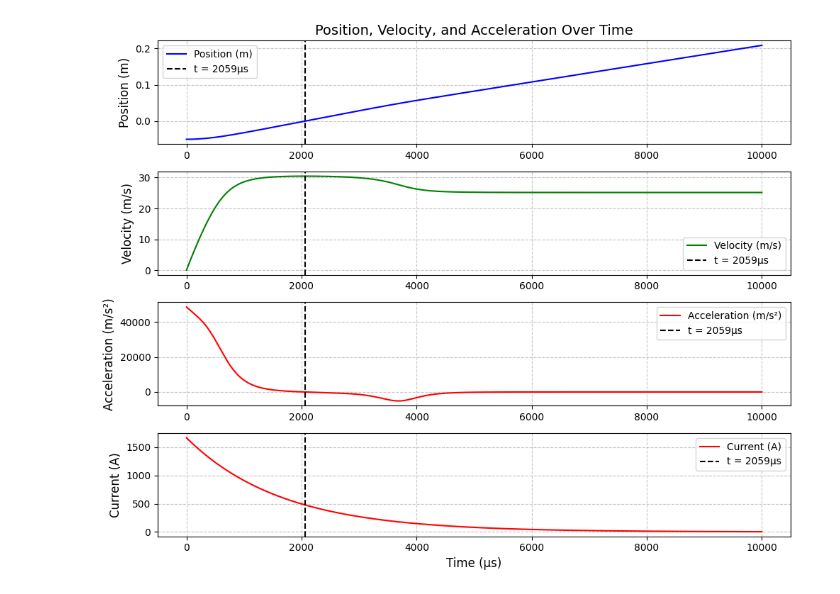
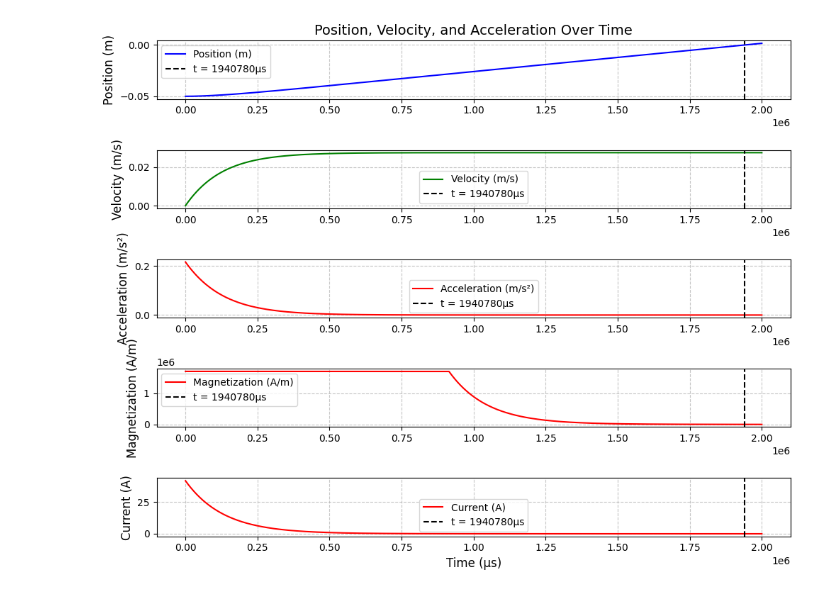
Before and after one commit to veryuniqueusername/gymnasie-arbete, a Jupyter notebook: python/plot.ipynb, the cells around one changed output. Drawn from its saved outputs; the diff is of its cells as text; code cells hidden in the pictures.

Commit message:
support for ferromagnetic projectile

```diff
--- a/python/plot.ipynb
+++ b/python/plot.ipynb
@@ -1,21 +1,26 @@
 # %%
 import math
+
+FERROMAGNET: bool = True # Ferromagnet or permanent magnet
 
 mu_0: float = 0.0000012566
 N: float = 500
 l: float = 0.1
-U_0: float = 25
+U_0: float = 50
 C: float = 0.11
-R: float = 0.015
+R: float = 1.2
 M: float = 1000000
-V: float = 0.000007
+radius: float = 0.006 # Projectile radius if sphere
+V: float = 4*math.pi*radius*radius*radius/3
 m: float = M * V
-mass: float = 0.05
+mass: float = 0.008
 
-air_density: float = 0.001293
+air_density: float = 1.293
 drag_coeff: float = 0.47
-radius: float = 0.007 # Projectile radius
 A: float = radius * radius * math.pi
+
+chi_v: float = 200000 # Volume magnetic susceptibility of iron (dimensionless)
+M_max: float = 1700000 # Saturation magnetization of iron
 
 z: float = -l/2
 v: float = 0
@@ -27,8 +32,9 @@ positions: list[float] = []
 velocities: list[float] = []
 accelerations: list[float] = []
 currents: list[float] = []
+magnetizations: list[float] = []
 
-while t < 0.01:
+while t < 2:
     U: float = U_0 * math.exp(-t / (R*C))
     I: float = U / R
     zpos: float = math.pow(z+l/2, 2)
@@ -44,6 +50,10 @@ while t < 0.01:
         1 / (l * math.pow(R2 + zpos, 1/2)) -
         zpos / (l * math.pow(R2 + zpos, 3/2))
     )
+    H: float = B / mu_0
+    if FERROMAGNET:
+        M = min(chi_v * H, M_max)
+        m = M * V
     F: float = m * B_delta
     a: float = F / mass
     drag: float = air_density * v*v * drag_coeff * A / 2
@@ -55,7 +65,8 @@ while t < 0.01:
     velocities.append(v)
     accelerations.append(a)
     currents.append(I)
+    magnetizations.append(M)
     if z < 0:
         middle_time = math.ceil(t/dt)
-        print(middle_time)
+    #     print(middle_time)
     t += dt
@@ -84,6 +77,7 @@ import numpy as np
 position = np.array(positions)
 velocity = np.array(velocities)
 acceleration = np.array(accelerations)
+magnetization = np.array(magnetizations)
 current = np.array(currents)
 
 time = np.arange(len(velocity))
@@ -92,7 +86,7 @@ time = np.arange(len(velocity))
 plt.figure(figsize=(10, 8)) # type: ignore
 
 # Position subplot
-plt.subplot(4, 1, 1) # type: ignore
+plt.subplot(5, 1, 1) # type: ignore
 plt.plot(time, position, label='Position (m)', color='blue')
 plt.axvline(middle_time, color='black', linestyle='--', label=f't = {middle_time}µs')
 plt.title('Position, Velocity, and Acceleration Over Time', fontsize=14)
@@ -101,34 +95,42 @@ plt.grid(True, linestyle='--', alpha=0.7)
 plt.legend(fontsize=10)
 
 # Velocity subplot
-plt.subplot(4, 1, 2)
+plt.subplot(5, 1, 2)
 plt.plot(time, velocity, label='Velocity (m/s)', color='green')
 plt.axvline(middle_time, color='black', linestyle='--', label=f't = {middle_time}µs')
 plt.ylabel('Velocity (m/s)', fontsize=12)
 plt.grid(True, linestyle='--', alpha=0.7)
 plt.legend(fontsize=10)
 
 # Acceleration subplot
-plt.subplot(4, 1, 3)
+plt.subplot(5, 1, 3)
 plt.plot(time, acceleration, label='Acceleration (m/s²)', color='red')
 plt.axvline(middle_time, color='black', linestyle='--', label=f't = {middle_time}µs')
 plt.ylabel('Acceleration (m/s²)', fontsize=12)
 plt.grid(True, linestyle='--', alpha=0.7)
 plt.legend(fontsize=10)
 
+# Magnetization subplot
+plt.subplot(5, 1, 4)
+plt.plot(time, magnetization, label='Magnetization (A/m)', color='red')
+plt.axvline(middle_time, color='black', linestyle='--', label=f't = {middle_time}µs')
+plt.ylabel('Magnetization (A/m)', fontsize=12)
+plt.grid(True, linestyle='--', alpha=0.7)
+plt.legend(fontsize=10)
+
 # Current subplot
-plt.subplot(4, 1, 4)
+plt.subplot(5, 1, 5)
 plt.plot(time, current, label='Current (A)', color='red')
 plt.axvline(middle_time, color='black', linestyle='--', label=f't = {middle_time}µs')
 plt.xlabel('Time (µs)', fontsize=12)
 plt.ylabel('Current (A)', fontsize=12)
 plt.grid(True, linestyle='--', alpha=0.7)
 plt.legend(fontsize=10)
 
 # Adjust layout
 plt.tight_layout()
 
 # Display the plot
 plt.show() # type: ignore
 # %% [output]
-[figure, old version]
+[figure, new version]
```
Also changed, not shown: parts of 1 cell of this notebook.
